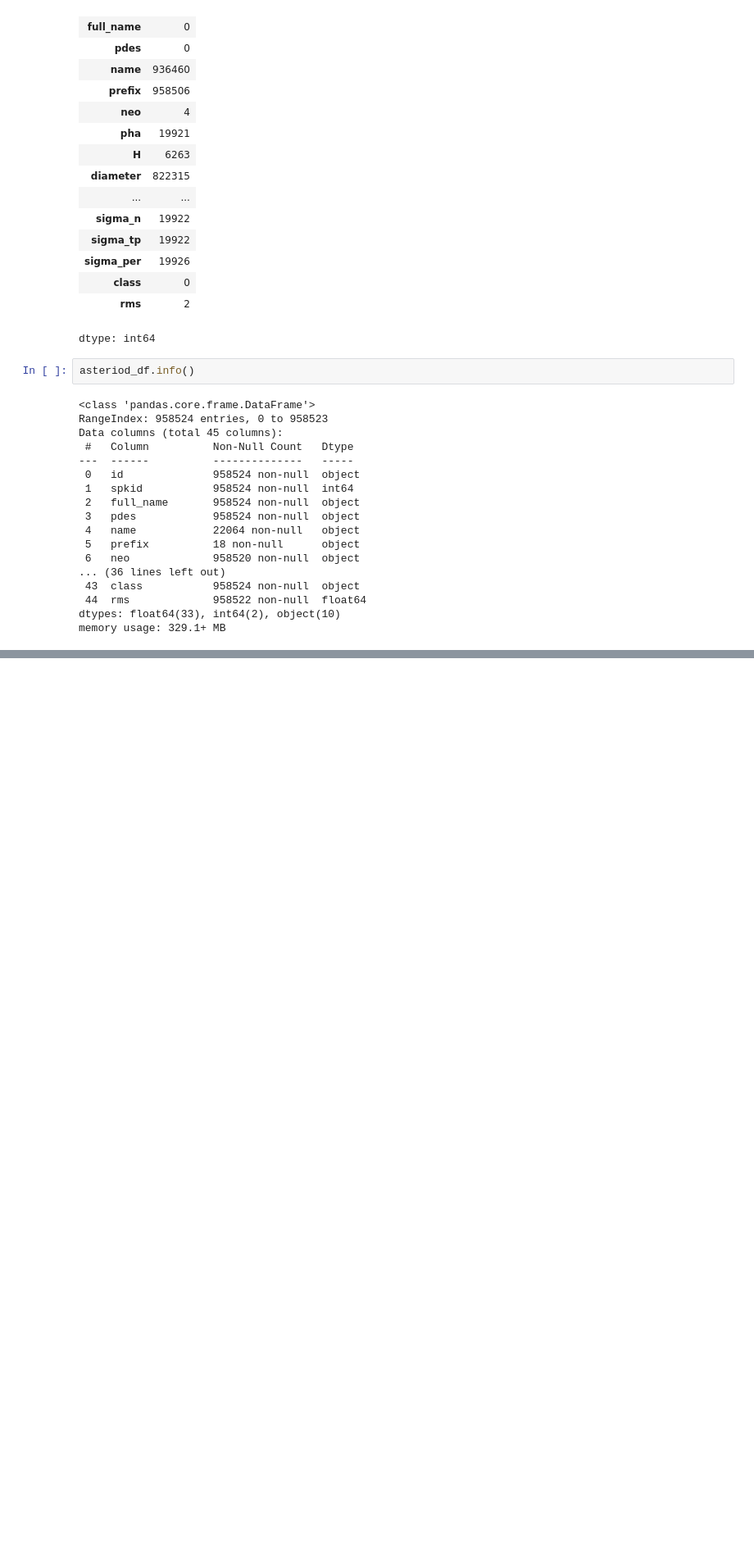
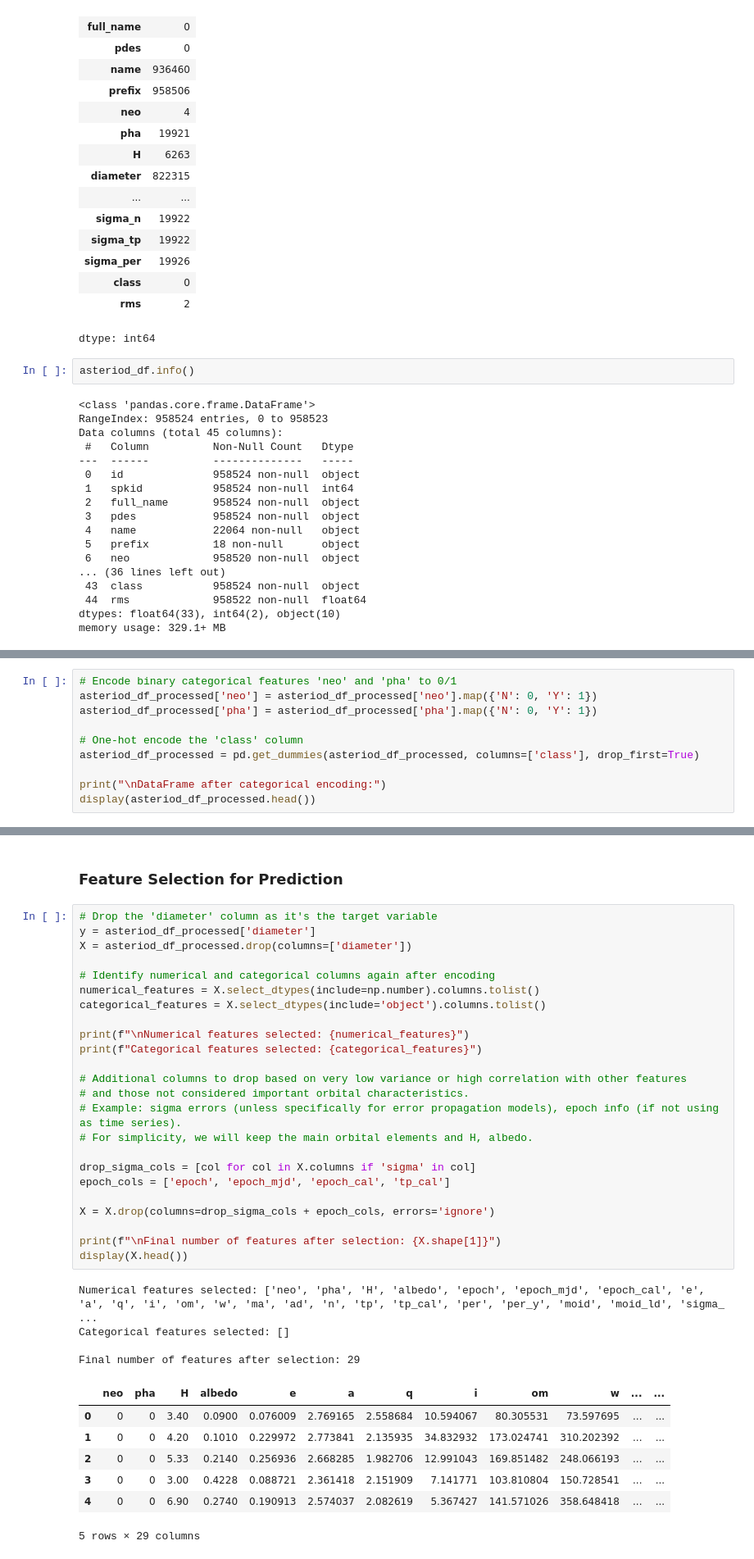
Before and after one commit to Aravindr017/Asteroid-Diameter-Prediction, a Jupyter notebook: Model/Asteriod.ipynb, the cells around one changed output, grey strips where cells are left out. Shown at 82% size. Saved outputs shown, nothing was run; the diff lists cells and outputs as text; blank space fills up the shorter version.

Commit message:
Data Preprocessing done

```diff
--- a/Model/Asteriod.ipynb
+++ b/Model/Asteriod.ipynb
@@ -234,0 +296,10 @@ memory usage: 329.1+ MB
+# %%
+# Encode binary categorical features 'neo' and 'pha' to 0/1
+asteriod_df_processed['neo'] = asteriod_df_processed['neo'].map({'N': 0, 'Y': 1})
+asteriod_df_processed['pha'] = asteriod_df_processed['pha'].map({'N': 0, 'Y': 1})
+
+# One-hot encode the 'class' column
+asteriod_df_processed = pd.get_dummies(asteriod_df_processed, columns=['class'], drop_first=True)
+
+print("\nDataFrame after categorical encoding:")
+display(asteriod_df_processed.head())
@@ -234,0 +315,38 @@ memory usage: 329.1+ MB
+# %% [markdown]
+### Feature Selection for Prediction
+# %%
+# Drop the 'diameter' column as it's the target variable
+y = asteriod_df_processed['diameter']
+X = asteriod_df_processed.drop(columns=['diameter'])
+
+# Identify numerical and categorical columns again after encoding
+numerical_features = X.select_dtypes(include=np.number).columns.tolist()
+categorical_features = X.select_dtypes(include='object').columns.tolist()
+
+print(f"\nNumerical features selected: {numerical_features}")
+print(f"Categorical features selected: {categorical_features}")
+
+# Additional columns to drop based on very low variance or high correlation with other features
+# and those not considered important orbital characteristics.
+# Example: sigma errors (unless specifically for error propagation models), epoch info (if not using as time series).
+# For simplicity, we will keep the main orbital elements and H, albedo.
+
+drop_sigma_cols = [col for col in X.columns if 'sigma' in col]
+epoch_cols = ['epoch', 'epoch_mjd', 'epoch_cal', 'tp_cal']
+
+X = X.drop(columns=drop_sigma_cols + epoch_cols, errors='ignore')
+
+print(f"\nFinal number of features after selection: {X.shape[1]}")
+display(X.head())
+# %% [output]
+Numerical features selected: ['neo', 'pha', 'H', 'albedo', 'epoch', 'epoch_mjd', 'epoch_cal', 'e', 'a', 'q', 'i', 'om', 'w', 'ma', 'ad', 'n', 'tp', 'tp_cal', 'per', 'per_y', 'moid', 'moid_ld', 'sigma_ ...
+Categorical features selected: []
+
+Final number of features after selection: 29
+|  | neo | pha | H | albedo | e | a | q | i | om | w | ... | ... |
+| 0 | 0 | 0 | 3.40 | 0.0900 | 0.076009 | 2.769165 | 2.558684 | 10.594067 | 80.305531 | 73.597695 | ... | ... |
+| 1 | 0 | 0 | 4.20 | 0.1010 | 0.229972 | 2.773841 | 2.135935 | 34.832932 | 173.024741 | 310.202392 | ... | ... |
+| 2 | 0 | 0 | 5.33 | 0.2140 | 0.256936 | 2.668285 | 1.982706 | 12.991043 | 169.851482 | 248.066193 | ... | ... |
+| 3 | 0 | 0 | 3.00 | 0.4228 | 0.088721 | 2.361418 | 2.151909 | 7.141771 | 103.810804 | 150.728541 | ... | ... |
+| 4 | 0 | 0 | 6.90 | 0.2740 | 0.190913 | 2.574037 | 2.082619 | 5.367427 | 141.571026 | 358.648418 | ... | ... |
+5 rows × 29 columns
```
Also changed, not shown: parts of 9 cells of this notebook.
